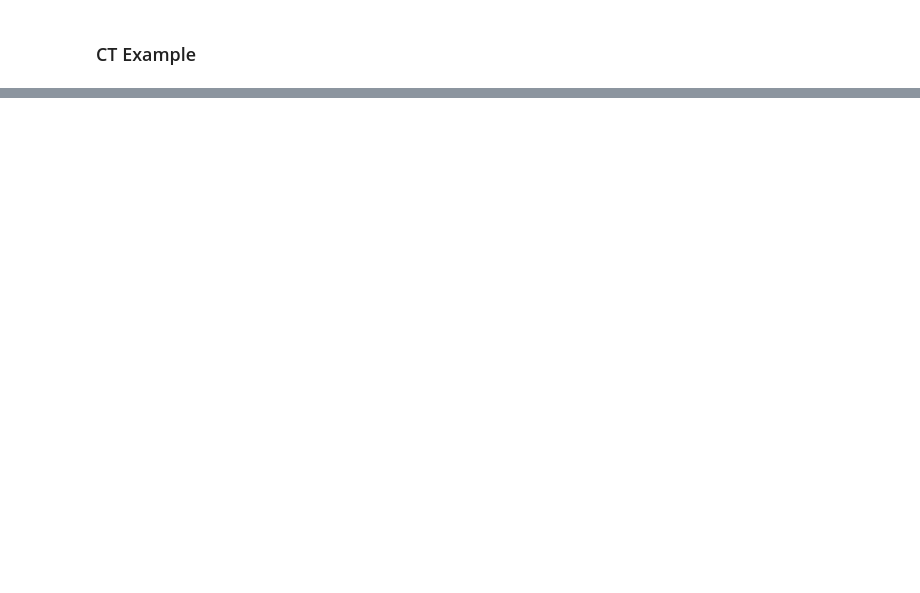
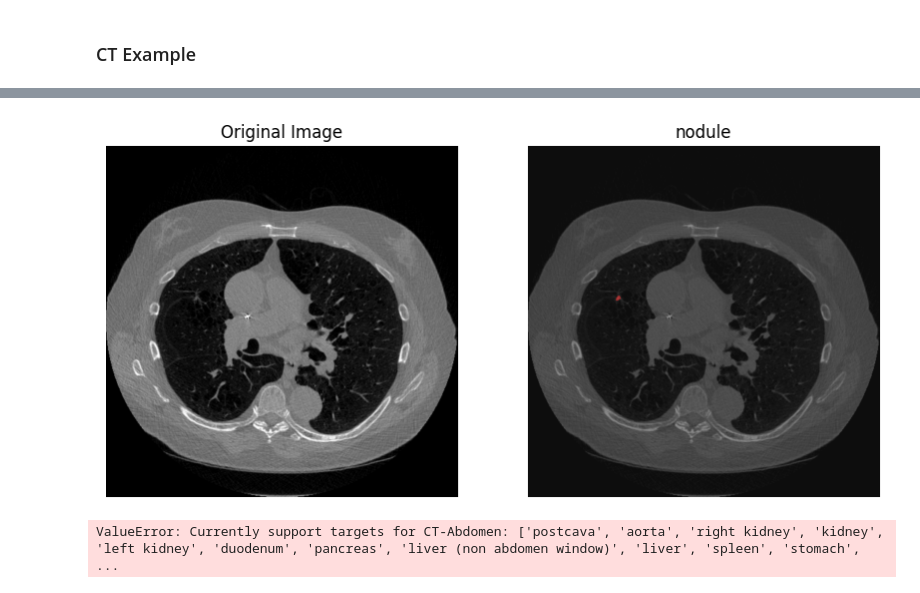
Before and after one commit to richa-singhx/BiomedParse, a Jupyter notebook: inference_examples_NIFTI.ipynb, the cells around one changed output, grey strips where cells are left out. Drawn from its saved outputs; the diff is of its cells as text; code cells hidden in the pictures; blank space fills up the shorter version.

```diff
--- a/inference_examples_NIFTI.ipynb
+++ b/inference_examples_NIFTI.ipynb
@@ -203,0 +236,13 @@ for i in range(len(pred_mask)):
+# %%
+image_path = '/content/drive/MyDrive/DLCS/DLCS dataset/DLCS_0001.nii.gz'
+text_prompt = ['nodule']
+slide_idx = 320
+
+image, pred_mask =  inference_nifti(image_path, text_prompt, is_CT=True, slice_idx=slide_idx, site='lung', rotate=1)
+
+for i in range(len(pred_mask)):
+    adj_pvalue = check_mask_stats(image, pred_mask[i]*255, 'CT-Abdomen', text_prompt[i])
+    print(f'{text_prompt[i]} P-value: {adj_pvalue}')
+# %% [output]
+[figure, added]
+ValueError: Currently support targets for CT-Abdomen: ['postcava', 'aorta', 'right kidney', 'kidney', 'left kidney', 'duodenum', 'pancreas', 'liver (non abdomen window)', 'liver', 'spleen', 'stomach', ...
```
Also changed, not shown: parts of 9 cells of this notebook.
